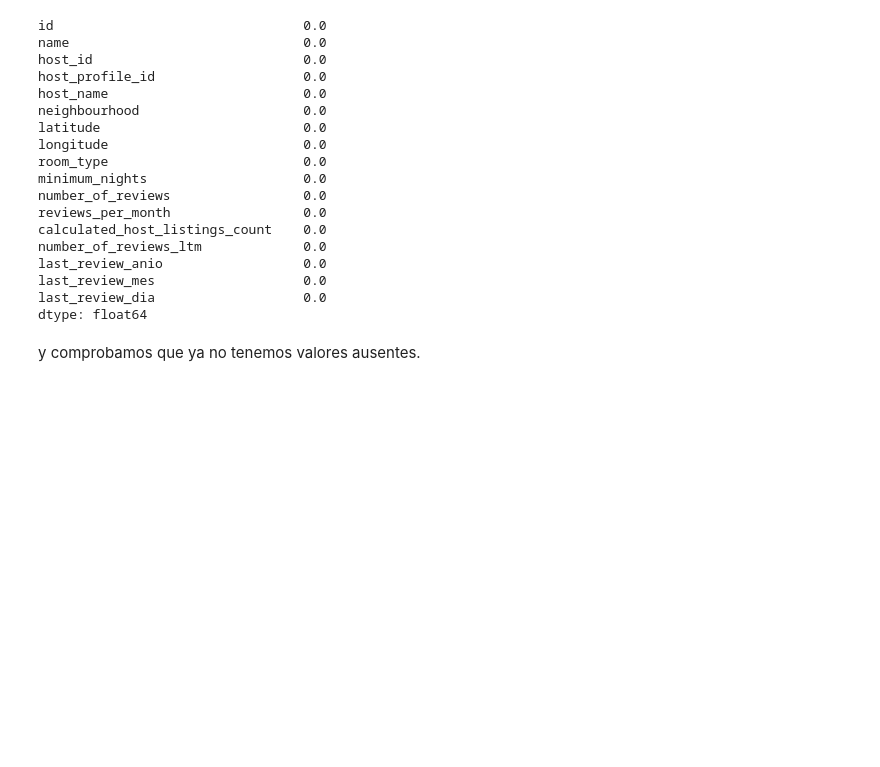
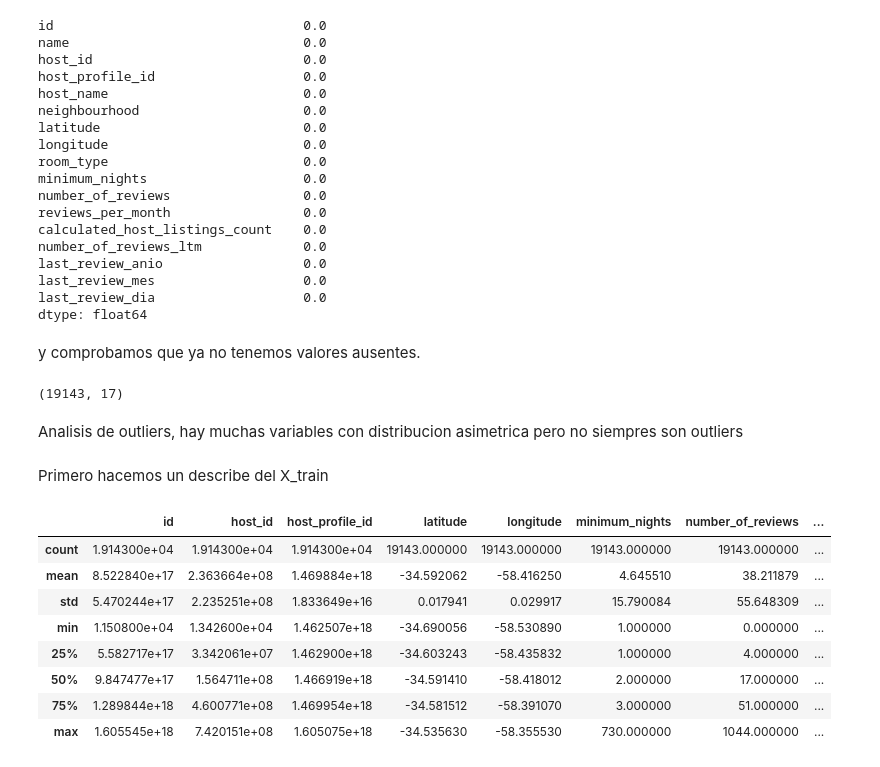
Before and after one commit to gonza29811/TP-analisis-de-datos, a Jupyter notebook: AirBnB.ipynb, the cells around one changed output. Saved outputs shown, nothing was run; the diff lists cells and outputs as text; code cells hidden in the pictures; blank space fills up the shorter version.

```diff
--- a/AirBnB.ipynb
+++ b/AirBnB.ipynb
@@ -627,3 +630,23 @@ last_review_dia                   0.0
 dtype: float64
 # %% [markdown]
 y comprobamos que ya no tenemos valores ausentes.
+# %%
+X_train.shape
+# %% [output]
+(19143, 17)
+# %% [markdown]
+Analisis de outliers, hay muchas variables con distribucion asimetrica pero no siempres son outliers
+# %% [markdown]
+Primero hacemos un describe del X_train
+# %%
+X_train.describe()
+# %% [output]
+|  | id | host_id | host_profile_id | latitude | longitude | minimum_nights | number_of_reviews | ... |
+| count | 1.914300e+04 | 1.914300e+04 | 1.914300e+04 | 19143.000000 | 19143.000000 | 19143.000000 | 19143.000000 | ... |
+| mean | 8.522840e+17 | 2.363664e+08 | 1.469884e+18 | -34.592062 | -58.416250 | 4.645510 | 38.211879 | ... |
+| std | 5.470244e+17 | 2.235251e+08 | 1.833649e+16 | 0.017941 | 0.029917 | 15.790084 | 55.648309 | ... |
+| min | 1.150800e+04 | 1.342600e+04 | 1.462507e+18 | -34.690056 | -58.530890 | 1.000000 | 0.000000 | ... |
+| 25% | 5.582717e+17 | 3.342061e+07 | 1.462900e+18 | -34.603243 | -58.435832 | 1.000000 | 4.000000 | ... |
+| 50% | 9.847477e+17 | 1.564711e+08 | 1.466919e+18 | -34.591410 | -58.418012 | 2.000000 | 17.000000 | ... |
+| 75% | 1.289844e+18 | 4.600771e+08 | 1.469954e+18 | -34.581512 | -58.391070 | 3.000000 | 51.000000 | ... |
+| max | 1.605545e+18 | 7.420151e+08 | 1.605075e+18 | -34.535630 | -58.355530 | 730.000000 | 1044.000000 | ... |
```
Also changed, not shown: parts of 34 cells of this notebook.
